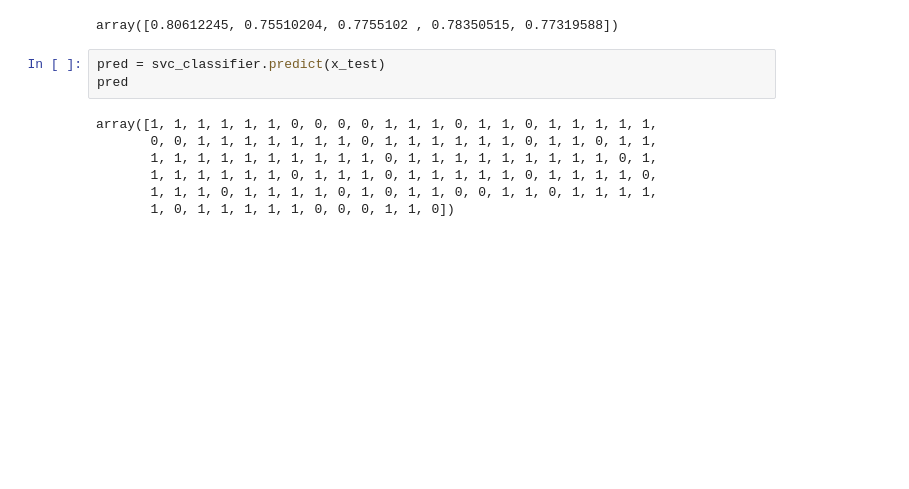
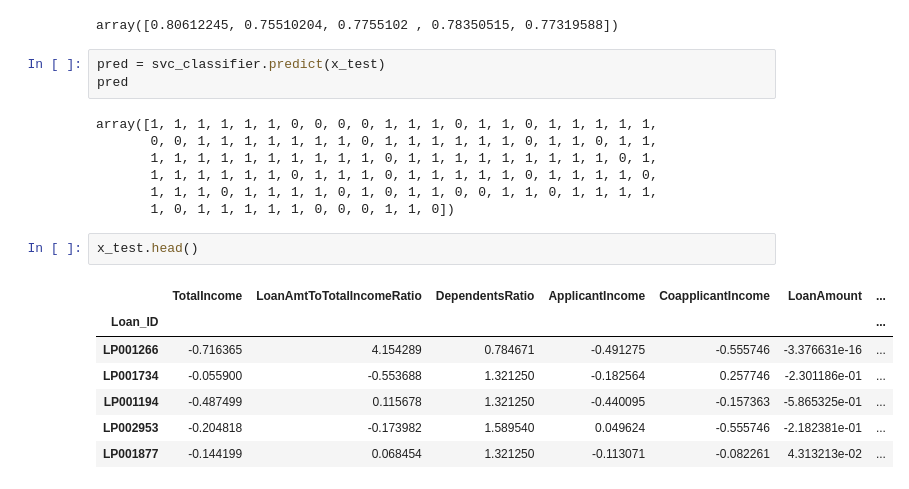
Before and after one commit to AnuOluwatomiwa/explainable-ai-credit-risk-assessment-project, a Jupyter notebook: documentation/03model.ipynb, the cells around one changed output. Cells and saved outputs as stored; diff of their text form; blank space fills up the shorter version.

```diff
--- a/documentation/03model.ipynb
+++ b/documentation/03model.ipynb
@@ -230,3 +237,13 @@ array([1, 1, 1, 1, 1, 1, 0, 0, 0, 0, 1, 1, 1, 0, 1, 1, 0, 1, 1, 1, 1, 1,
        1, 1, 1, 1, 1, 1, 0, 1, 1, 1, 0, 1, 1, 1, 1, 1, 0, 1, 1, 1, 1, 0,
        1, 1, 1, 0, 1, 1, 1, 1, 0, 1, 0, 1, 1, 0, 0, 1, 1, 0, 1, 1, 1, 1,
        1, 0, 1, 1, 1, 1, 1, 0, 0, 0, 1, 1, 0])
+# %%
+x_test.head()
+# %% [output]
+|  | TotalIncome | LoanAmtToTotalIncomeRatio | DependentsRatio | ApplicantIncome | CoapplicantIncome | LoanAmount | ... |
+| Loan_ID |  |  |  |  |  |  | ... |
+| LP001266 | -0.716365 | 4.154289 | 0.784671 | -0.491275 | -0.555746 | -3.376631e-16 | ... |
+| LP001734 | -0.055900 | -0.553688 | 1.321250 | -0.182564 | 0.257746 | -2.301186e-01 | ... |
+| LP001194 | -0.487499 | 0.115678 | 1.321250 | -0.440095 | -0.157363 | -5.865325e-01 | ... |
+| LP002953 | -0.204818 | -0.173982 | 1.589540 | 0.049624 | -0.555746 | -2.182381e-01 | ... |
+| LP001877 | -0.144199 | 0.068454 | 1.321250 | -0.113071 | -0.082261 | 4.313213e-02 | ... |
```
Also changed, not shown: parts of 4 cells of this notebook, 10 other files.
